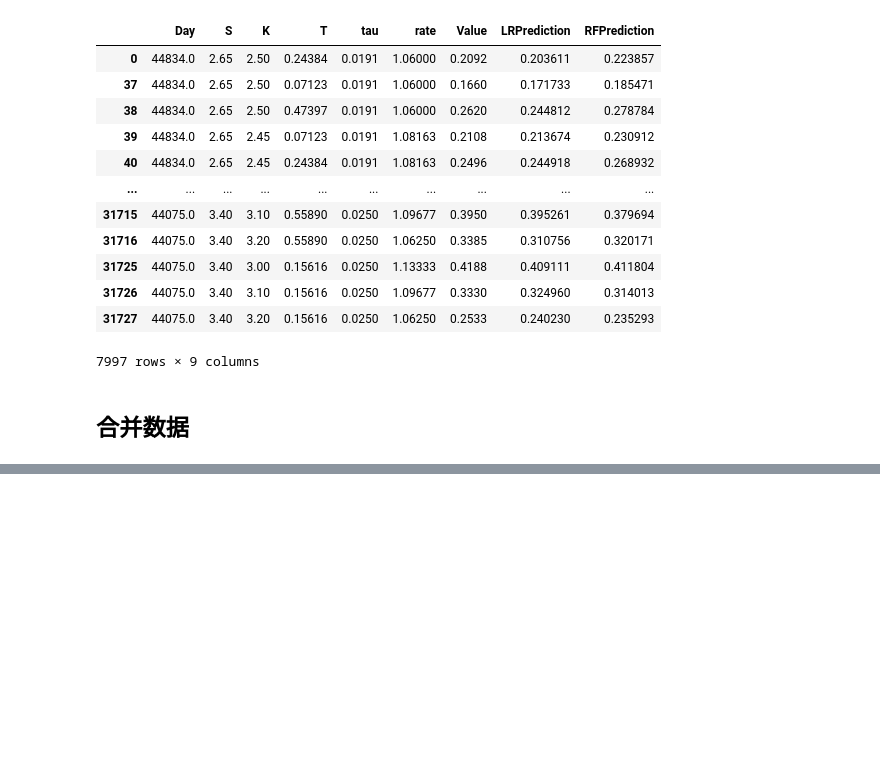
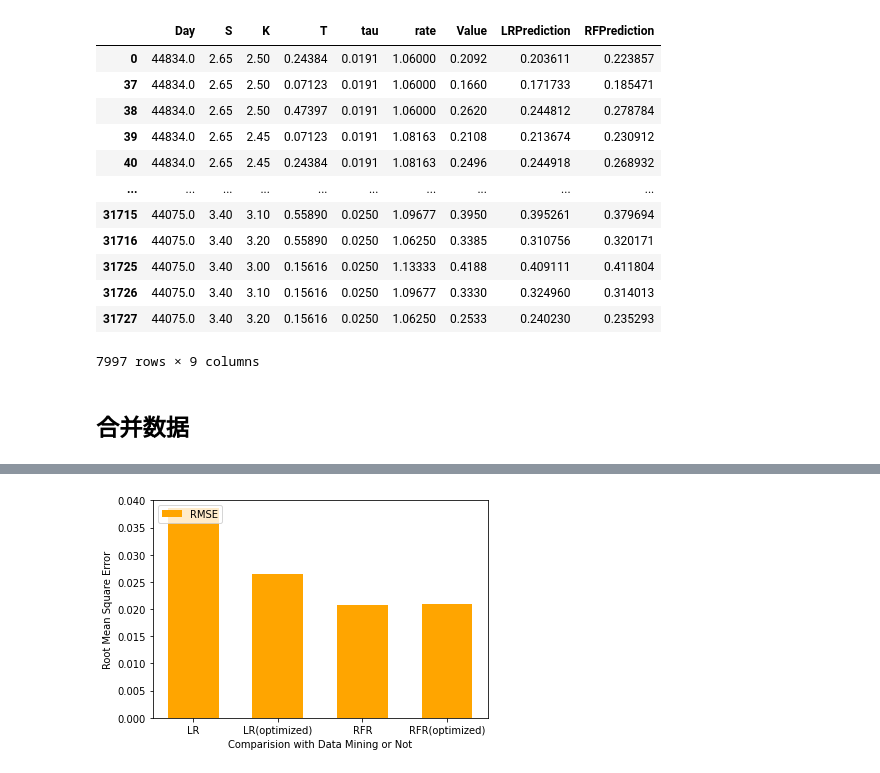
Before and after one commit to yangfy0608/CS277_Option_Price_Prediction, a Jupyter notebook: 传统机器学习模型/Comparison.ipynb, the cells around one changed output, grey strips where cells are left out. Drawn from its saved outputs; the diff is of its cells as text; code cells hidden in the pictures; blank space fills up the shorter version.

```diff
--- a/传统机器学习模型/Comparison.ipynb
+++ b/传统机器学习模型/Comparison.ipynb
@@ -422,0 +495,28 @@ alldata.to_csv("./data/Prediction.csv",index=False)
+# %%
+size = 4
+
+x = np.arange(size)
+
+# 有a/b两种类型的数据，n设置为2
+total_width, n = 0.6, 1
+# 每种类型的柱状图宽度
+width = total_width / n
+
+
+# 重新设置x轴的坐标
+x = x - (total_width - width) / 2
+plt.rcParams['font.serif'] = ['Times New Roman']
+# 画柱状图
+plt.bar(x + 0*width, RMSE, width=width, label="RMSE",color= "orange")
+plt.xticks(np.arange(4), ('LR', "LR(optimized)","RFR","RFR(optimized)"))
+# 显示图例
+# plt.figure(dpi=300,figsize=(24,24))
+plt.legend(loc='upper left')
+plt.xlabel("Comparision with Data Mining or Not")
+plt.ylabel("Root Mean Square Error")
+plt.ylim(0,0.04)
+plt.savefig('./data/RMSE(优化).png', dpi=500)
+# 显示柱状图
+plt.show()
+# %% [output]
+[figure, added]
```
Also changed, not shown: parts of 28 cells of this notebook, 9 other files.
